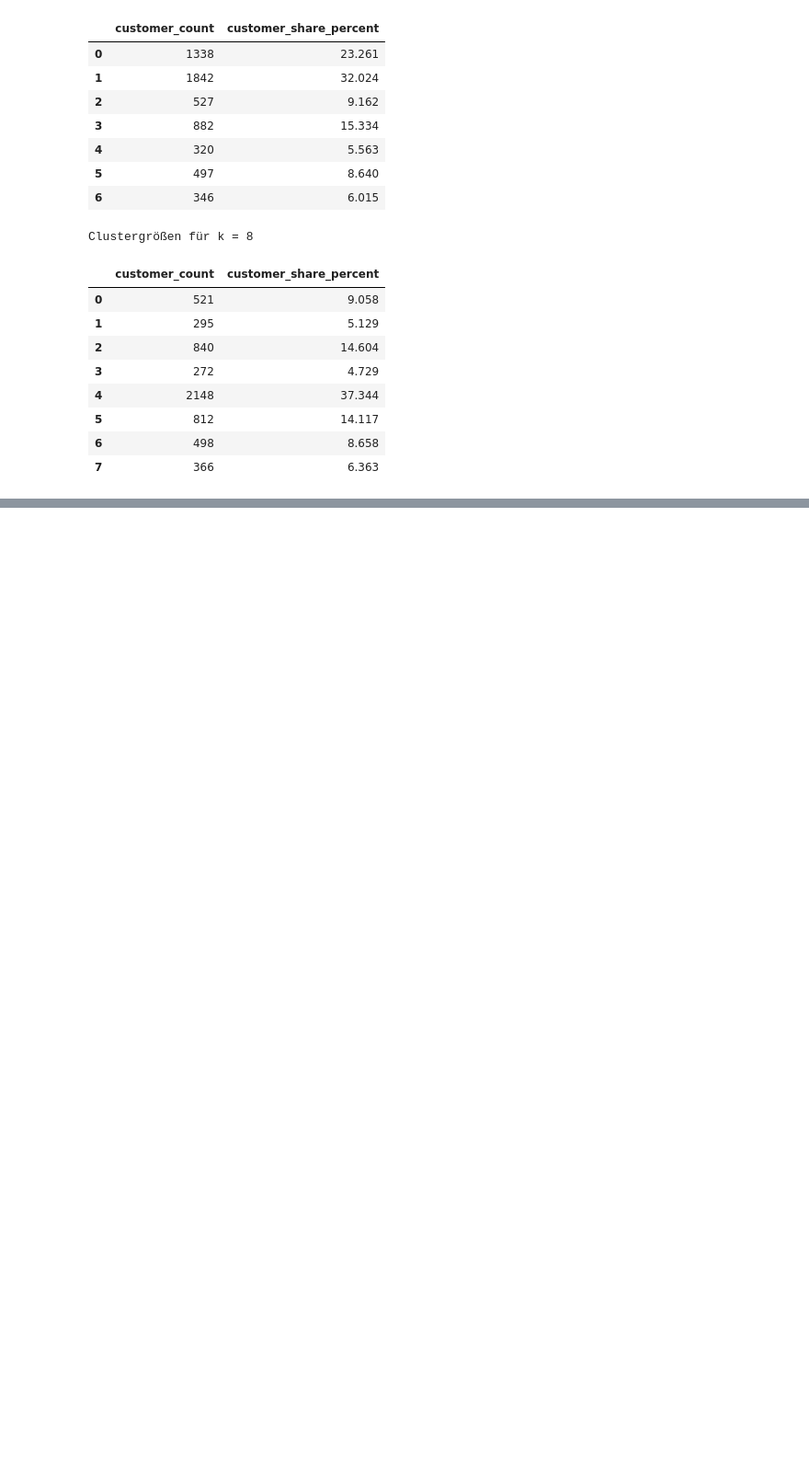
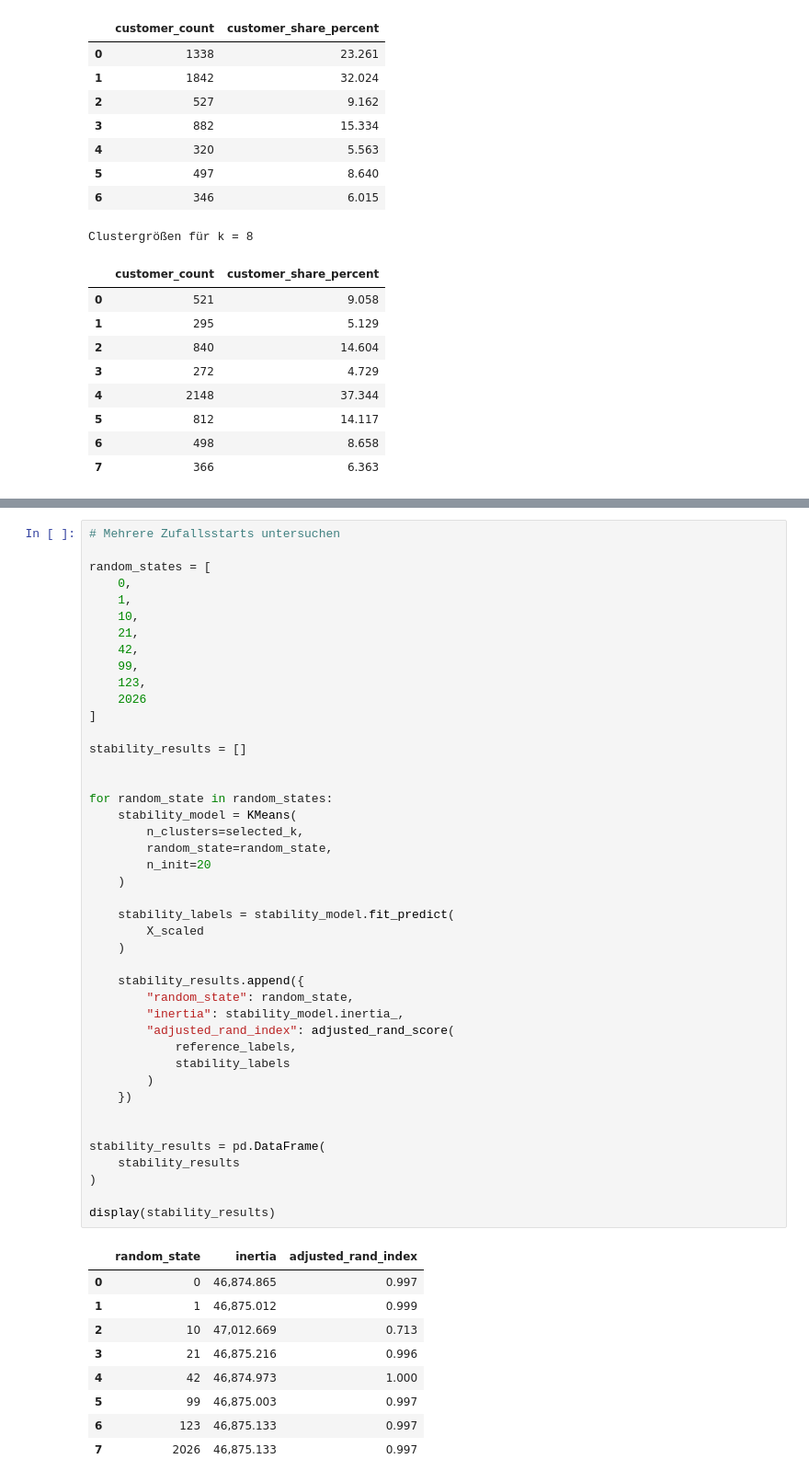
Before and after one commit to norawinkler/traveltide-customer-segmentation, a Jupyter notebook: notebooks/03_customer_segmentation.ipynb, the cells around one changed output, grey strips where cells are left out. Shown at 92% size. Drawn from its saved outputs; the diff is of its cells as text; blank space fills up the shorter version.

```diff
--- a/notebooks/03_customer_segmentation.ipynb
+++ b/notebooks/03_customer_segmentation.ipynb
@@ -1520,0 +2134,53 @@ Clustergrößen für k = 8
+# %%
+# Mehrere Zufallsstarts untersuchen
+
+random_states = [
+    0,
+    1,
+    10,
+    21,
+    42,
+    99,
+    123,
+    2026
+]
+
+stability_results = []
+
+
+for random_state in random_states:
+    stability_model = KMeans(
+        n_clusters=selected_k,
+        random_state=random_state,
+        n_init=20
+    )
+
+    stability_labels = stability_model.fit_predict(
+        X_scaled
+    )
+
+    stability_results.append({
+        "random_state": random_state,
+        "inertia": stability_model.inertia_,
+        "adjusted_rand_index": adjusted_rand_score(
+            reference_labels,
+            stability_labels
+        )
+    })
+
+
+stability_results = pd.DataFrame(
+    stability_results
+)
+
+display(stability_results)
+# %% [output]
+|  | random_state | inertia | adjusted_rand_index |
+| 0 | 0 | 46,874.865 | 0.997 |
+| 1 | 1 | 46,875.012 | 0.999 |
+| 2 | 10 | 47,012.669 | 0.713 |
+| 3 | 21 | 46,875.216 | 0.996 |
+| 4 | 42 | 46,874.973 | 1.000 |
+| 5 | 99 | 46,875.003 | 0.997 |
+| 6 | 123 | 46,875.133 | 0.997 |
+| 7 | 2026 | 46,875.133 | 0.997 |
```
Also changed, not shown: parts of 31 cells of this notebook.
